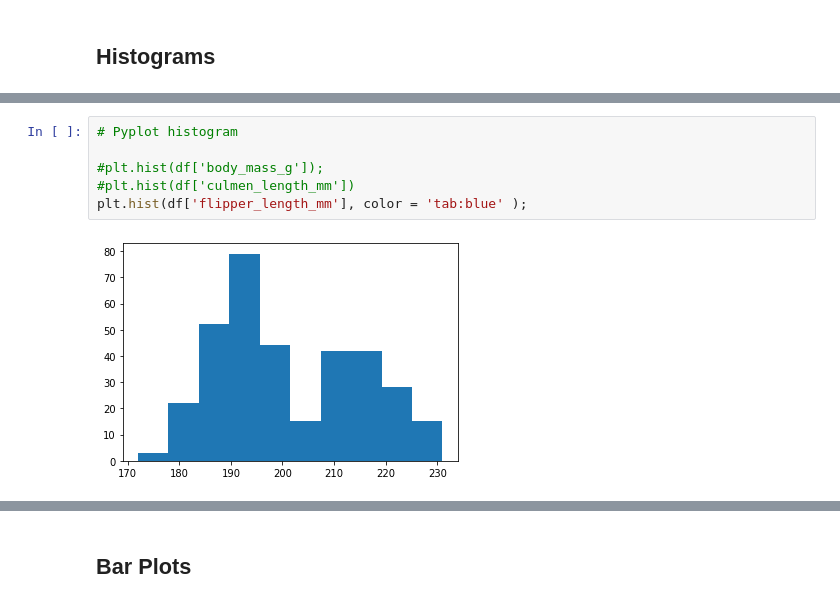
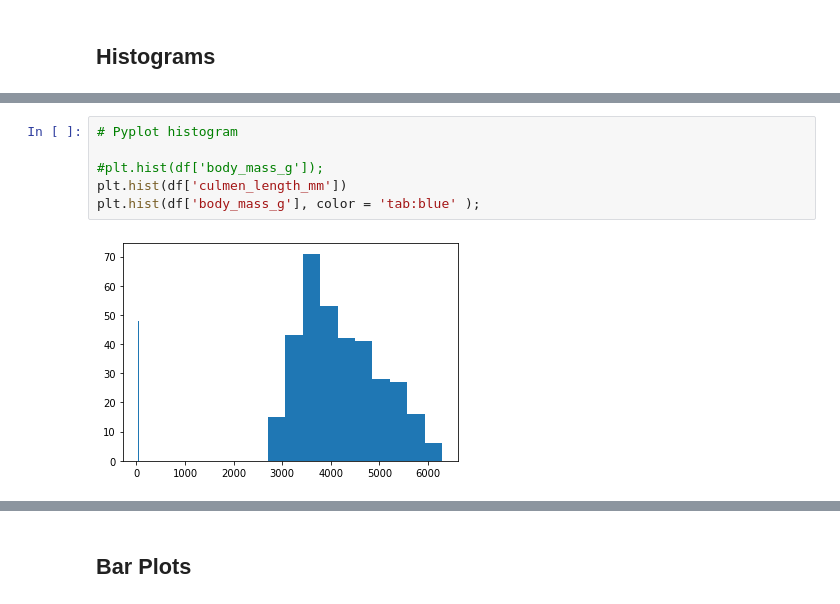
Before and after one commit to clizarraga-UAD7/Notebooks, a Jupyter notebook: Data_Visualization_with_Python2.ipynb, the cells around one changed output, grey strips where cells are left out. Cells and saved outputs as stored; diff of their text form.

```diff
--- a/Data_Visualization_with_Python2.ipynb
+++ b/Data_Visualization_with_Python2.ipynb
@@ -425,8 +473,8 @@ sns.heatmap(df.corr(), annot=True, cmap="coolwarm");
 # %%
 # Pyplot histogram
 
 #plt.hist(df['body_mass_g']);
-#plt.hist(df['culmen_length_mm'])
-plt.hist(df['flipper_length_mm'], color = 'tab:blue' );
+plt.hist(df['culmen_length_mm'])
+plt.hist(df['body_mass_g'], color = 'tab:blue' );
 # %% [output]
-[figure, old version]
+[figure, new version]
```
Also changed, not shown: parts of 37 cells of this notebook.
